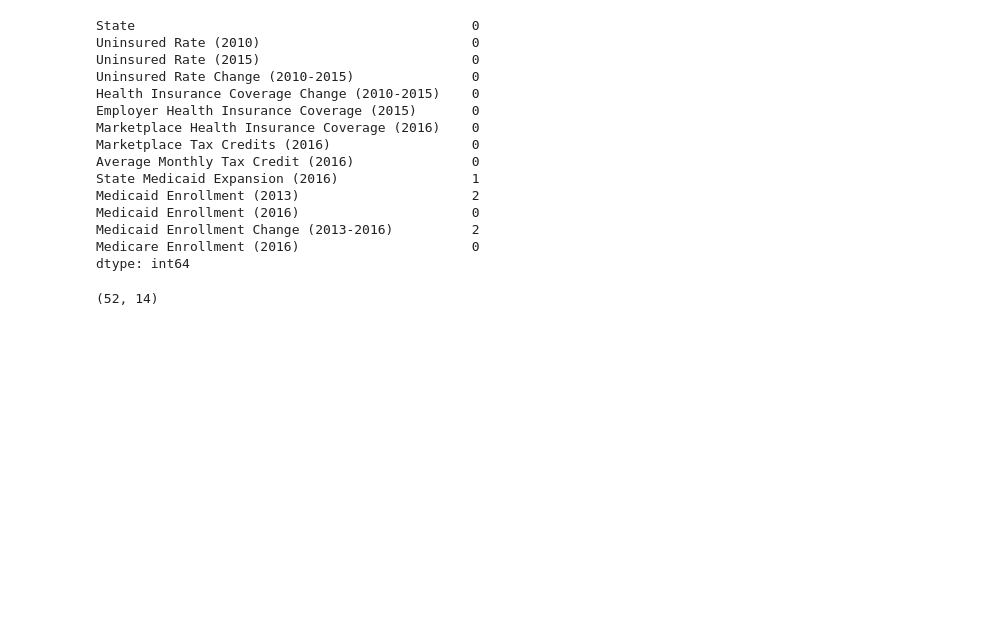
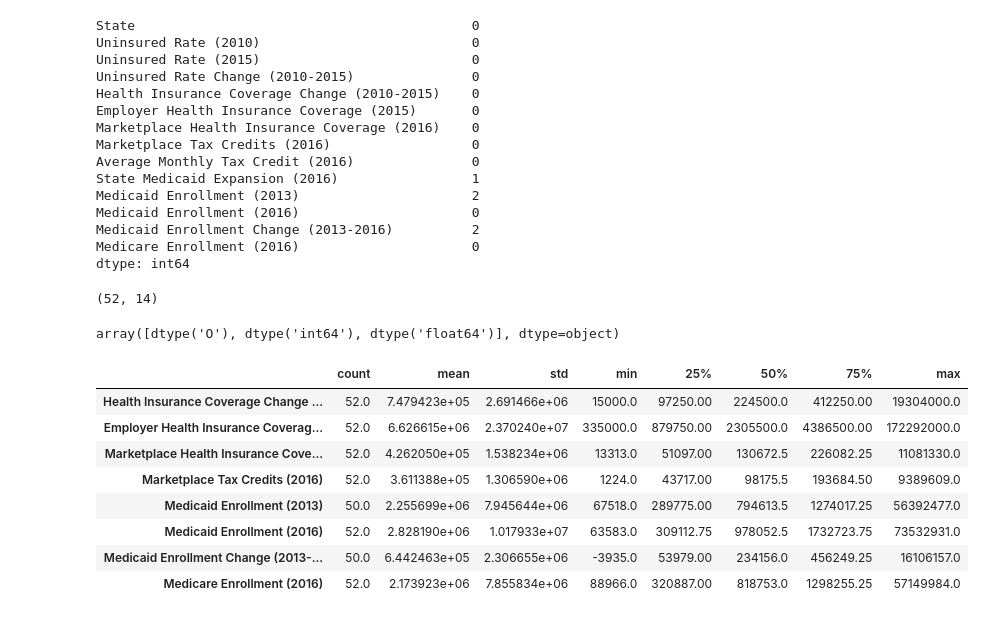
Before and after one commit to arimartorano/healthinsuranceanalysis, a Jupyter notebook: EDA.ipynb, the cells around one changed output. Cells and saved outputs as stored; diff of their text form; code cells hidden in the pictures; blank space fills up the shorter version.

```diff
--- a/EDA.ipynb
+++ b/EDA.ipynb
@@ -94,3 +94,19 @@ dtype: int64
 healthinsdf.shape
 # %% [output]
 (52, 14)
+# %%
+healthinsdf.dtypes.unique()
+# %% [output]
+array([dtype('O'), dtype('int64'), dtype('float64')], dtype=object)
+# %%
+healthinsdf.describe().transpose()
+# %% [output]
+|  | count | mean | std | min | 25% | 50% | 75% | max |
+| Health Insurance Coverage Change ... | 52.0 | 7.479423e+05 | 2.691466e+06 | 15000.0 | 97250.00 | 224500.0 | 412250.00 | 19304000.0 |
+| Employer Health Insurance Coverag... | 52.0 | 6.626615e+06 | 2.370240e+07 | 335000.0 | 879750.00 | 2305500.0 | 4386500.00 | 172292000.0 |
+| Marketplace Health Insurance Cove... | 52.0 | 4.262050e+05 | 1.538234e+06 | 13313.0 | 51097.00 | 130672.5 | 226082.25 | 11081330.0 |
+| Marketplace Tax Credits (2016) | 52.0 | 3.611388e+05 | 1.306590e+06 | 1224.0 | 43717.00 | 98175.5 | 193684.50 | 9389609.0 |
+| Medicaid Enrollment (2013) | 50.0 | 2.255699e+06 | 7.945644e+06 | 67518.0 | 289775.00 | 794613.5 | 1274017.25 | 56392477.0 |
+| Medicaid Enrollment (2016) | 52.0 | 2.828190e+06 | 1.017933e+07 | 63583.0 | 309112.75 | 978052.5 | 1732723.75 | 73532931.0 |
+| Medicaid Enrollment Change (2013-... | 50.0 | 6.442463e+05 | 2.306655e+06 | -3935.0 | 53979.00 | 234156.0 | 456249.25 | 16106157.0 |
+| Medicare Enrollment (2016) | 52.0 | 2.173923e+06 | 7.855834e+06 | 88966.0 | 320887.00 | 818753.0 | 1298255.25 | 57149984.0 |
```
